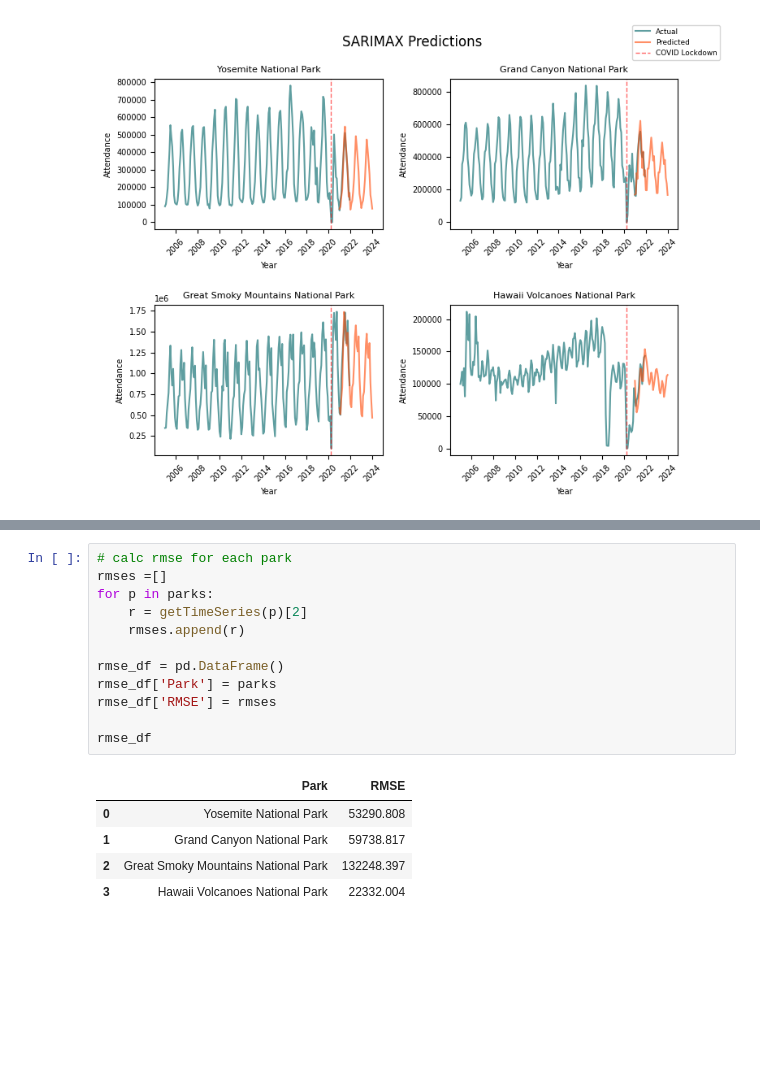
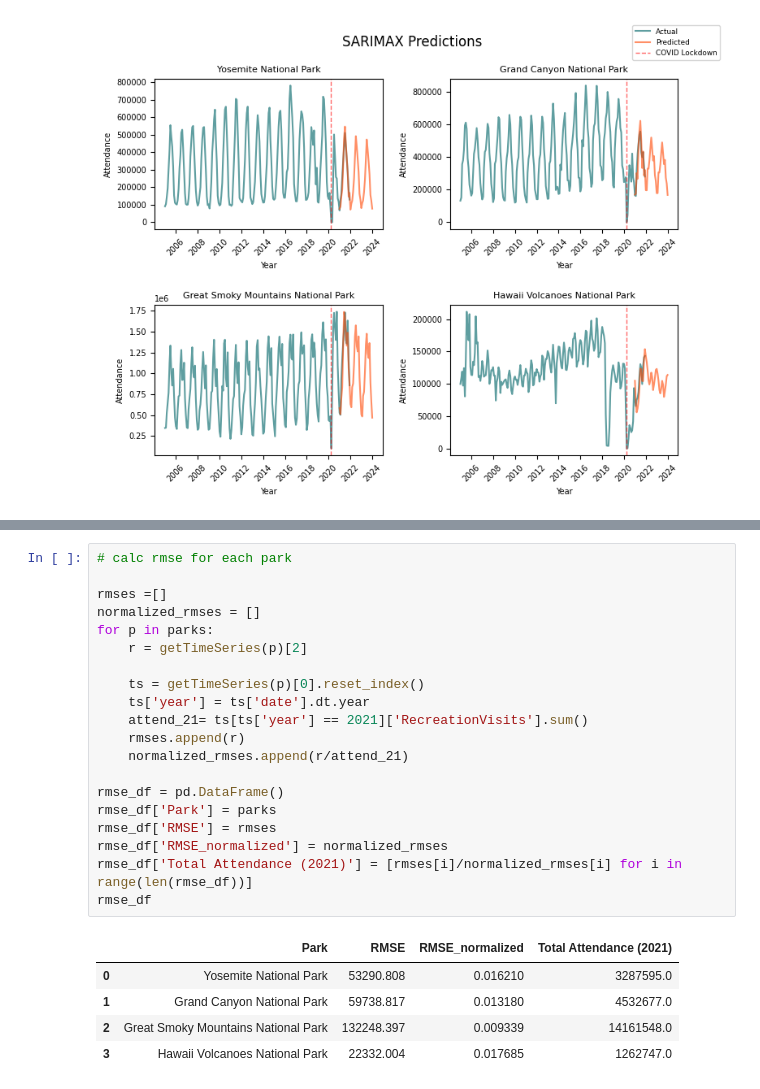
Before and after one commit to l-ching/Milestone-2, a Jupyter notebook: sarimax.ipynb, the cells around one changed output, grey strips where cells are left out. Drawn from its saved outputs; the diff is of its cells as text; blank space fills up the shorter version.

Commit message:
Normalized RMSE

```diff
--- a/sarimax.ipynb
+++ b/sarimax.ipynb
@@ -146,18 +160,26 @@ fig.subplots_adjust(top=0.89)
 # %%
 # calc rmse for each park
+
 rmses =[]
+normalized_rmses = []
 for p in parks:
     r = getTimeSeries(p)[2]
+
+    ts = getTimeSeries(p)[0].reset_index()
+    ts['year'] = ts['date'].dt.year
+    attend_21= ts[ts['year'] == 2021]['RecreationVisits'].sum()
     rmses.append(r)
+    normalized_rmses.append(r/attend_21)
 
 rmse_df = pd.DataFrame()
 rmse_df['Park'] = parks
 rmse_df['RMSE'] = rmses
-
+rmse_df['RMSE_normalized'] = normalized_rmses
+rmse_df['Total Attendance (2021)'] = [rmses[i]/normalized_rmses[i] for i in range(len(rmse_df))]
 rmse_df
 # %% [output]
-|  | Park | RMSE |
-| 0 | Yosemite National Park | 53290.808 |
-| 1 | Grand Canyon National Park | 59738.817 |
-| 2 | Great Smoky Mountains National Park | 132248.397 |
-| 3 | Hawaii Volcanoes National Park | 22332.004 |
+|  | Park | RMSE | RMSE_normalized | Total Attendance (2021) |
+| 0 | Yosemite National Park | 53290.808 | 0.016210 | 3287595.0 |
+| 1 | Grand Canyon National Park | 59738.817 | 0.013180 | 4532677.0 |
+| 2 | Great Smoky Mountains National Park | 132248.397 | 0.009339 | 14161548.0 |
+| 3 | Hawaii Volcanoes National Park | 22332.004 | 0.017685 | 1262747.0 |
```
Also changed, not shown: parts of 3 cells of this notebook.
